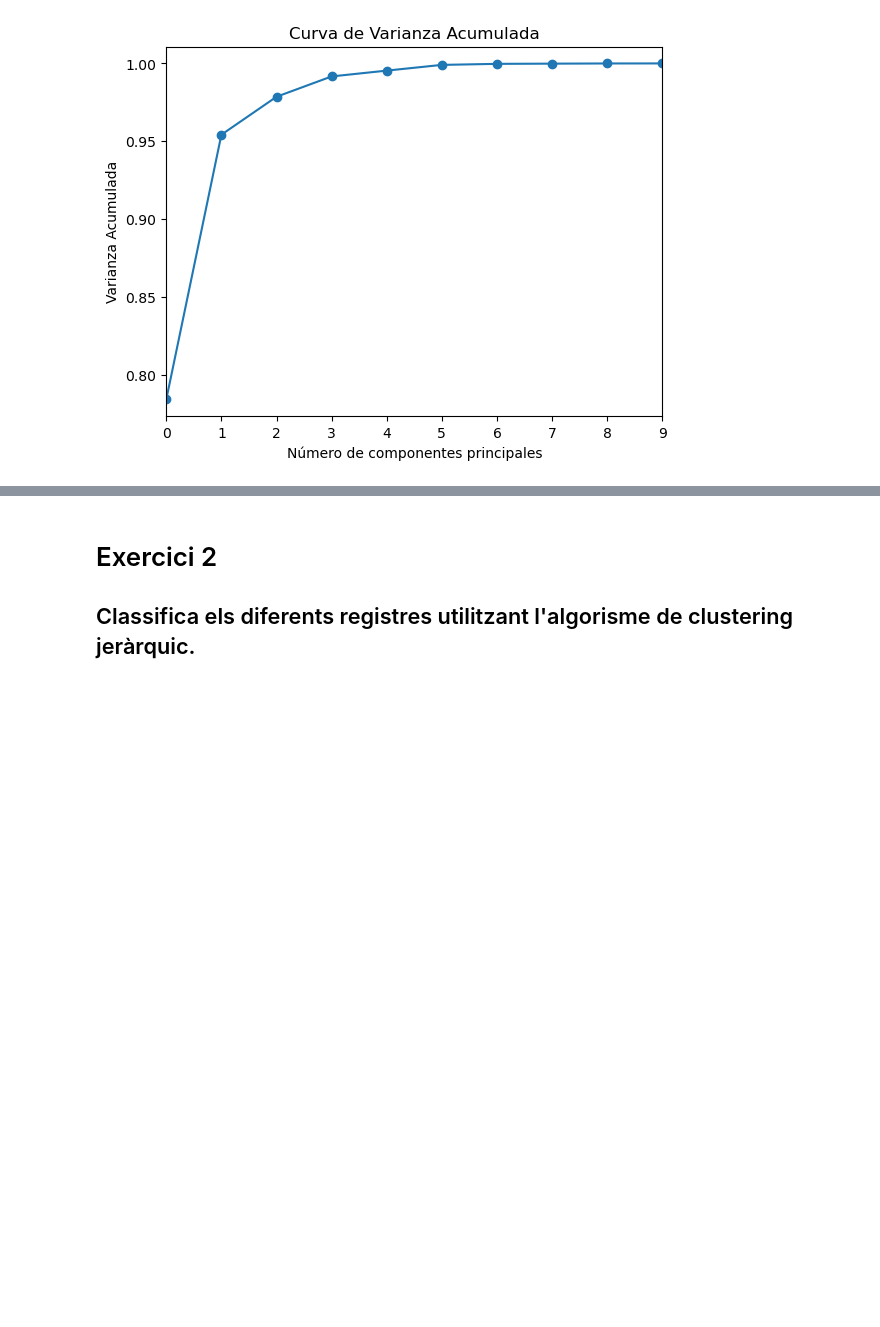
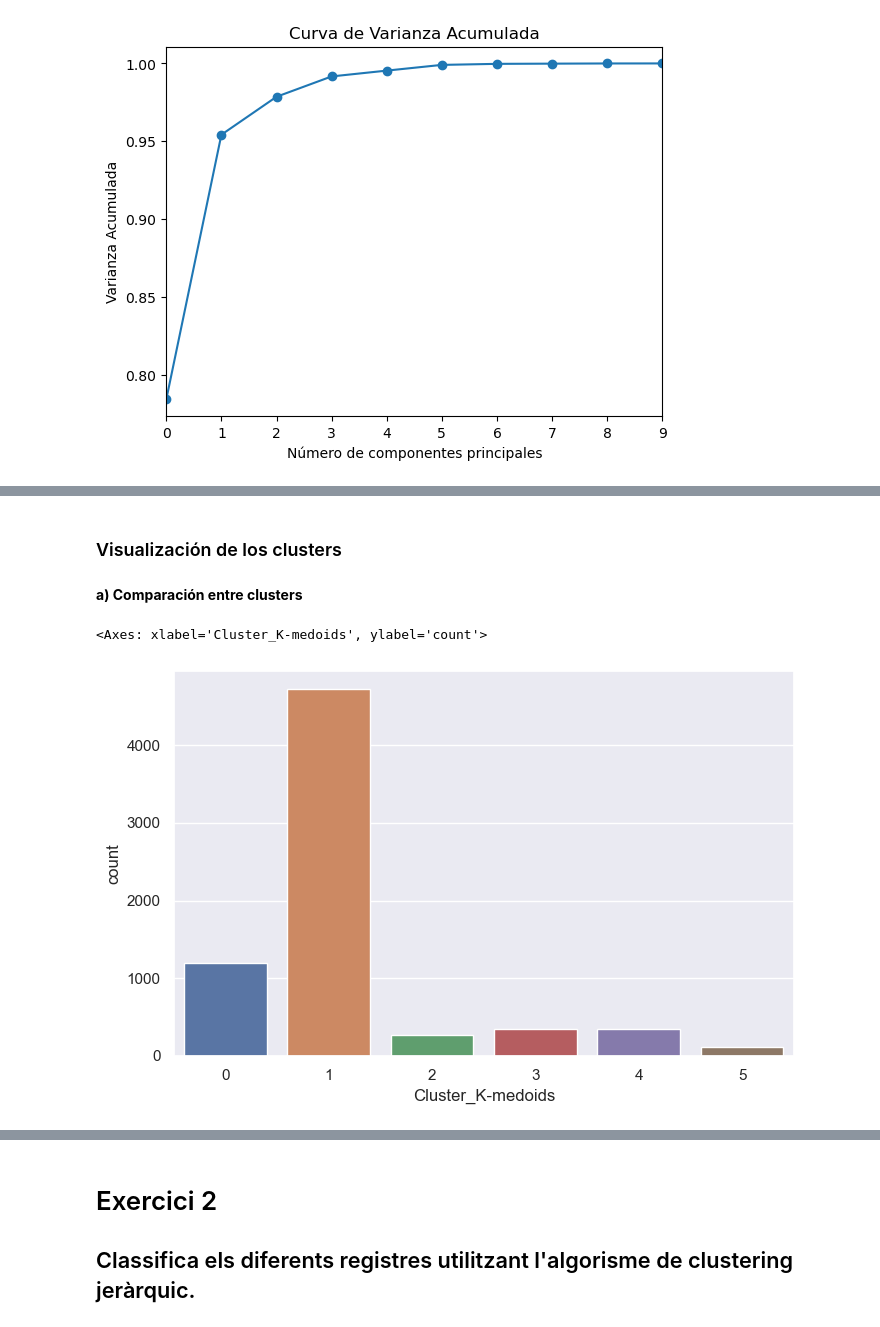
Before and after one commit to alpidegit/Sprint-8-estructures_Dataframe, a Jupyter notebook: M8 T01.ipynb, the cells around one changed output, grey strips where cells are left out. Drawn from its saved outputs; the diff is of its cells as text; code cells hidden in the pictures; blank space fills up the shorter version.

```diff
--- a/M8 T01.ipynb
+++ b/M8 T01.ipynb
@@ -209,0 +370,9 @@ Número de componentes para conservar el 95% de la varianza es: 3
+# %%
+from sklearn_extra.cluster import KMedoids
+kmedoids = KMedoids(n_clusters=6, random_state=1).fit(df_pca)
+labels = kmedoids.labels_
+# %%
+df_cluster_kmd = df.copy()
+
+df_cluster_kmd['Cluster_K-medoids'] = labels
+df_cluster_kmd.head()
@@ -209,0 +396,9 @@ Número de componentes para conservar el 95% de la varianza es: 3
+# %% [markdown]
+### Visualización de los clusters
+# %% [markdown]
+**a) Comparación entre clusters**
+# %%
+sns.countplot(x = df_cluster_kmd['Cluster_K-medoids'])
+# %% [output]
+<Axes: xlabel='Cluster_K-medoids', ylabel='count'>
+[figure, added]
```
Also changed, not shown: parts of 61 cells of this notebook.
